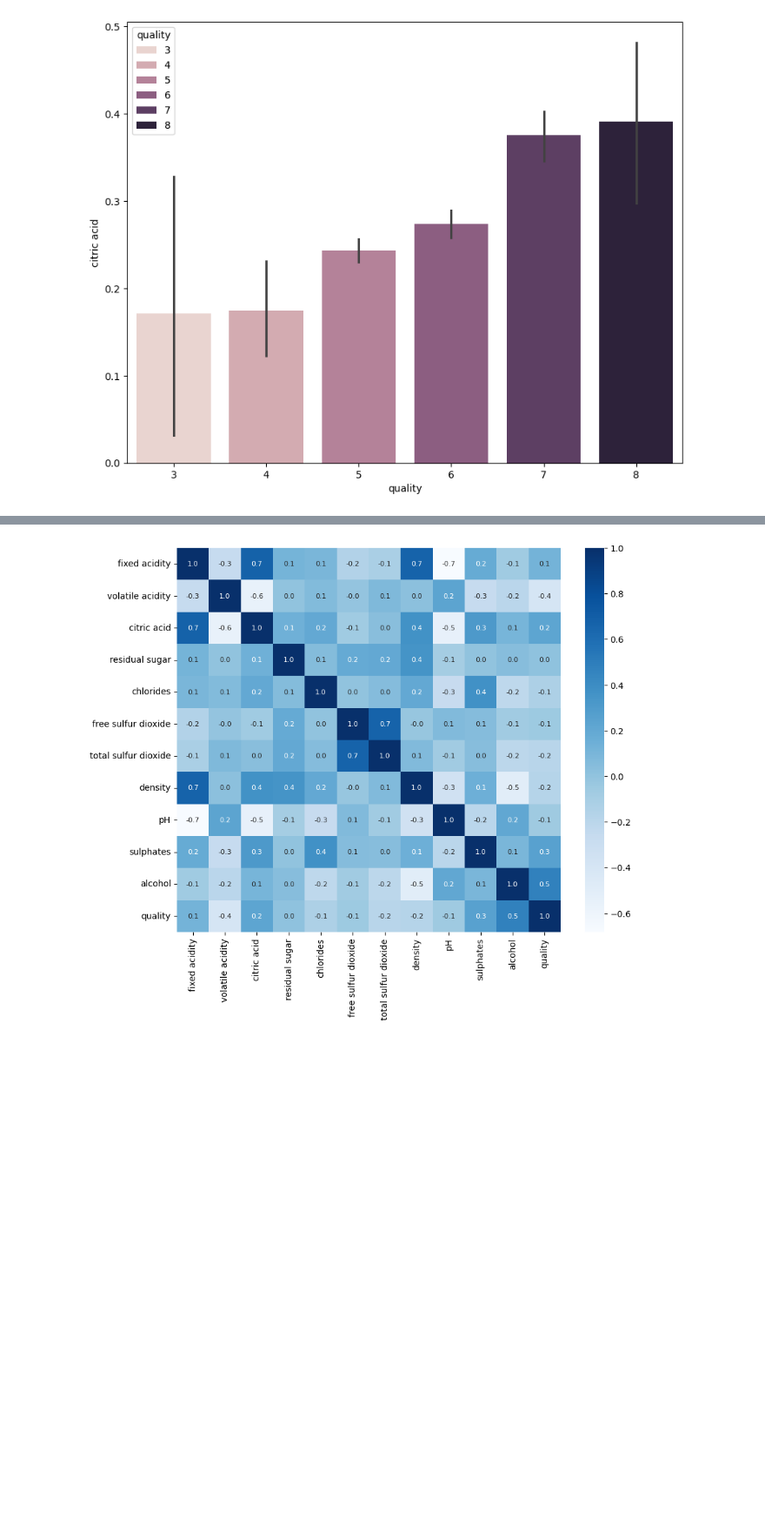
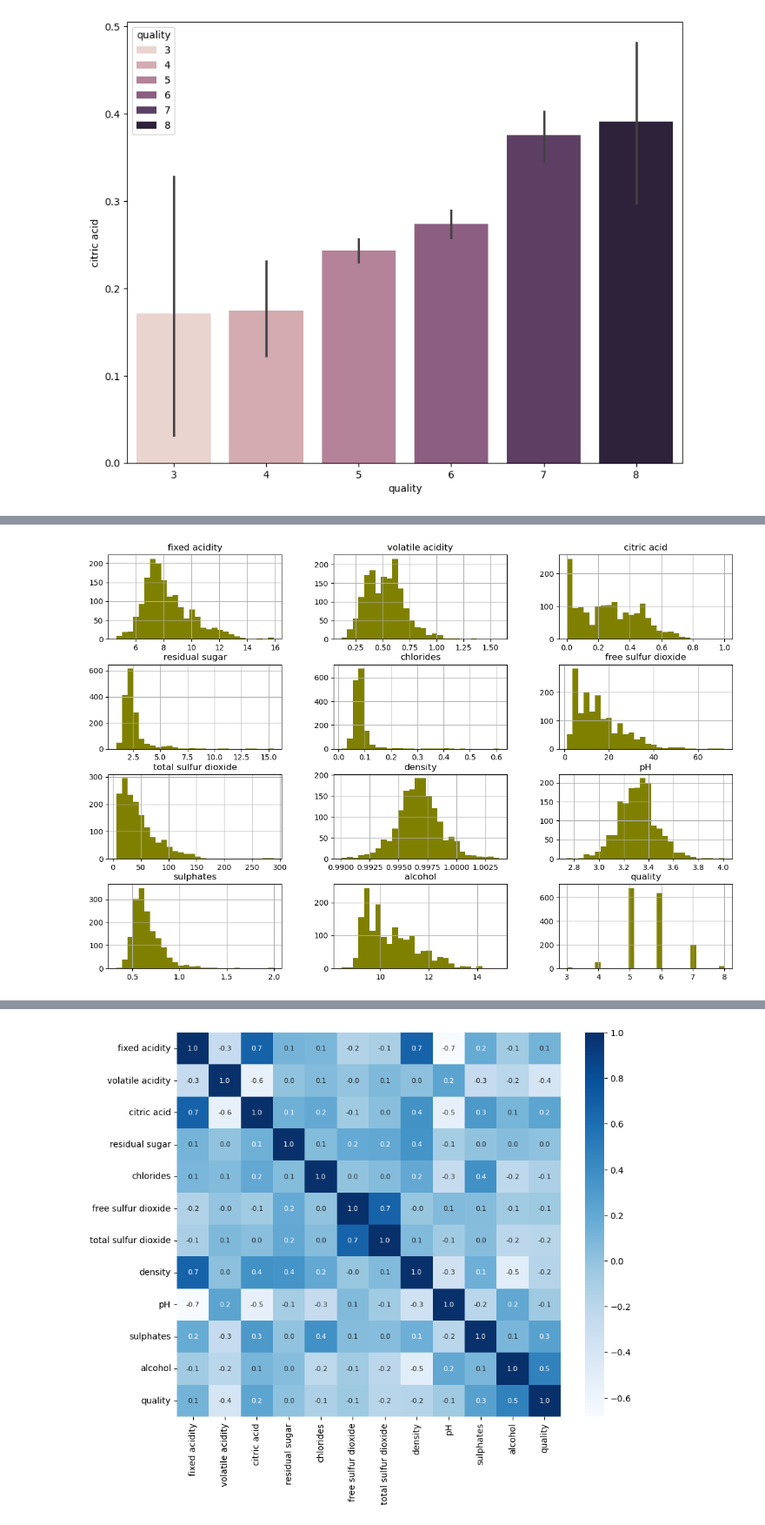
Before and after one commit to Aifedayo/Random-Forest-Red-and-White-Wine-Quality, a Jupyter notebook: src/notebook/red_and_white_wine_qa.ipynb, the cells around one changed output, grey strips where cells are left out. Shown at 87% size. Saved outputs shown, nothing was run; the diff lists cells and outputs as text; code cells hidden in the pictures; blank space fills up the shorter version.

```diff
--- a/src/notebook/red_and_white_wine_qa.ipynb
+++ b/src/notebook/red_and_white_wine_qa.ipynb
@@ -93,0 +106,5 @@ sns.barplot(x='quality', y='citric acid', data=wine_df, hue='quality');
+# %%
+wine_df.hist(bins = 28, figsize=(15, 10), color ='olive')
+plt.show();
+# %% [output]
+[figure, added]
```
Also changed, not shown: parts of 14 cells of this notebook.
